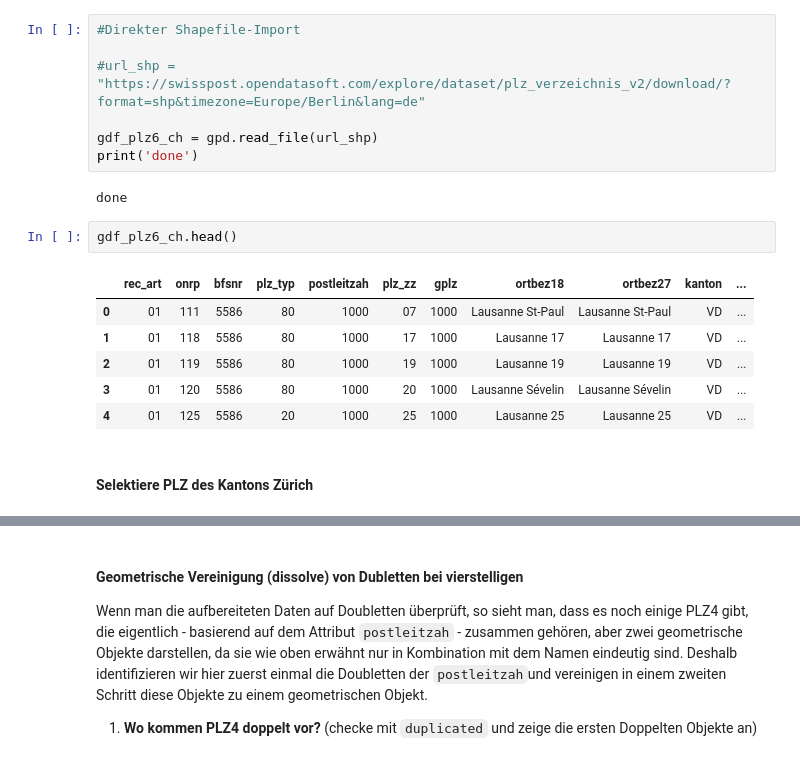
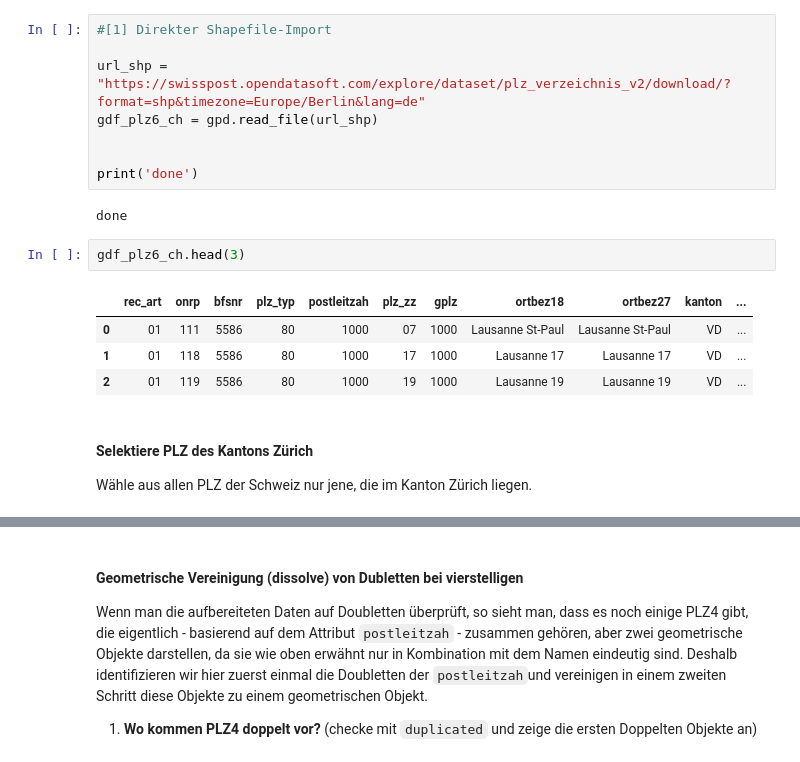
Before and after one commit to mirodietiker/myPy, a Jupyter notebook: covid_impfquote_plz/covid19_impfquote_ktzh.ipynb, the cells around one changed output, grey strips where cells are left out. Cells and saved outputs as stored; diff of their text form.

```diff
--- a/covid_impfquote_plz/covid19_impfquote_ktzh.ipynb
+++ b/covid_impfquote_plz/covid19_impfquote_ktzh.ipynb
@@ -88,23 +88,23 @@ Zum ersten Bezug können die Daten als Shapefile herunter geladen werden. Für w
 # %%
-#Direkter Shapefile-Import
+#[1] Direkter Shapefile-Import
 
-#url_shp = "https://swisspost.opendatasoft.com/explore/dataset/plz_verzeichnis_v2/download/?format=shp&timezone=Europe/Berlin&lang=de"
+url_shp = "https://swisspost.opendatasoft.com/explore/dataset/plz_verzeichnis_v2/download/?format=shp&timezone=Europe/Berlin&lang=de"
+gdf_plz6_ch = gpd.read_file(url_shp)
 
-gdf_plz6_ch = gpd.read_file(url_shp)
+
 print('done')
 # %% [output]
 done
 # %%
-gdf_plz6_ch.head()
+gdf_plz6_ch.head(3)
 # %% [output]
 |  | rec_art | onrp | bfsnr | plz_typ | postleitzah | plz_zz | gplz | ortbez18 | ortbez27 | kanton | ... |
 | 0 | 01 | 111 | 5586 | 80 | 1000 | 07 | 1000 | Lausanne St-Paul | Lausanne St-Paul | VD | ... |
 | 1 | 01 | 118 | 5586 | 80 | 1000 | 17 | 1000 | Lausanne 17 | Lausanne 17 | VD | ... |
 | 2 | 01 | 119 | 5586 | 80 | 1000 | 19 | 1000 | Lausanne 19 | Lausanne 19 | VD | ... |
-| 3 | 01 | 120 | 5586 | 80 | 1000 | 20 | 1000 | Lausanne Sévelin | Lausanne Sévelin | VD | ... |
-| 4 | 01 | 125 | 5586 | 20 | 1000 | 25 | 1000 | Lausanne 25 | Lausanne 25 | VD | ... |
 # %% [markdown]
 #### Selektiere PLZ des Kantons Zürich ####
+Wähle aus allen PLZ der Schweiz nur jene, die im Kanton Zürich liegen.
 # %%
 gdf_plz6_ktzh = gdf_plz6_ch.query('kanton =="ZH"')
 #gdf_plz6_ktzh = gdf_plz6_ch.query('kanton =="ZH" & plz_coff =="J"')
```
Also changed, not shown: parts of 25 cells of this notebook, 1 other file.
